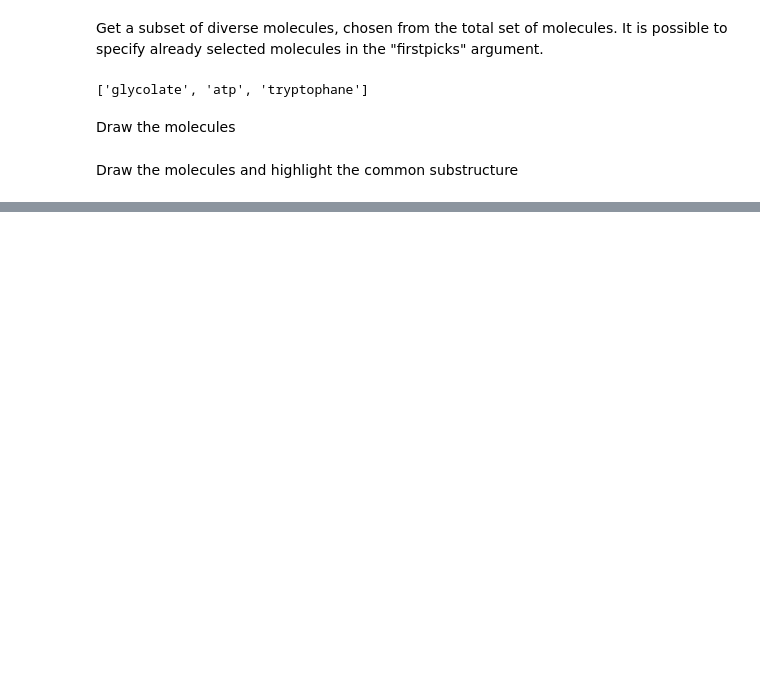
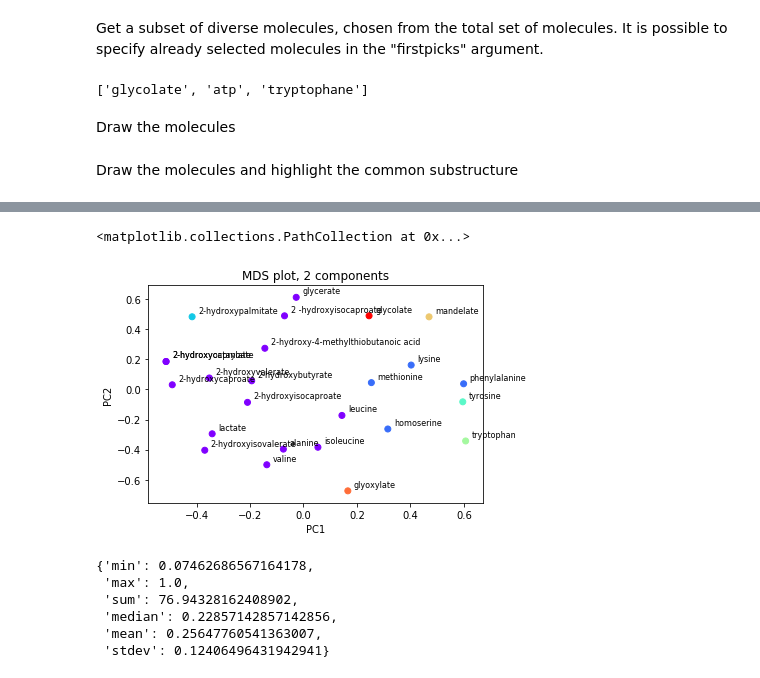
Before and after one commit to EngqvistLab/cheminformatics, a Jupyter notebook: code/cheminfo/package_usage.ipynb, the cells around one changed output, grey strips where cells are left out. Drawn from its saved outputs; the diff is of its cells as text; code cells hidden in the pictures; blank space fills up the shorter version.

```diff
--- a/code/cheminfo/package_usage.ipynb
+++ b/code/cheminfo/package_usage.ipynb
@@ -393,0 +473,6 @@ data_obj.mds(include_labels=True)
+# %%
+# first get all the substrates
+mol_obj = brenda.BrendaNaturalMols(typeof='substrate')
+my_ec_data = mol_obj.data_dict()['1.1.3.15']
+
+my_ec_data
@@ -393,0 +497,6 @@ data_obj.mds(include_labels=True)
+# %%
+# need to get smiles for these substrates
+chem_obj = cheminfo.NameToSmile(names=my_ec_data)
+
+# as you can see any "strange" substrates that did not give smiles have been excluded
+chem_obj.data_dict()
@@ -393,0 +521,25 @@ data_obj.mds(include_labels=True)
+# %%
+# now I make the data object to do the fun stuff
+data_obj = cheminfo.SmileToData(names=chem_obj.names(),
+                                smiles=chem_obj.smiles(),
+                                descriptor='morgan3',
+                                metric='tanimoto')
+
+# cluster them
+clu = data_obj.cluster_butina()
+
+# use to cluster categories to color points in an MDS plot
+data_obj.mds(include_labels=True, color_categories=clu)
+# %% [output]
+<matplotlib.collections.PathCollection at 0x...>
+[figure, added]
+# %%
+# that's a lot of different types of molecules in there, I wonder how similar they are on average
+data_obj.global_similarity_stats()
+# %% [output]
+{'min': 0.07462686567164178,
+ 'max': 1.0,
+ 'sum': 76.94328162408902,
+ 'median': 0.22857142857142856,
+ 'mean': 0.25647760541363007,
+ 'stdev': 0.12406496431942941}
```
Also changed, not shown: parts of 38 cells of this notebook, 2 other files.
